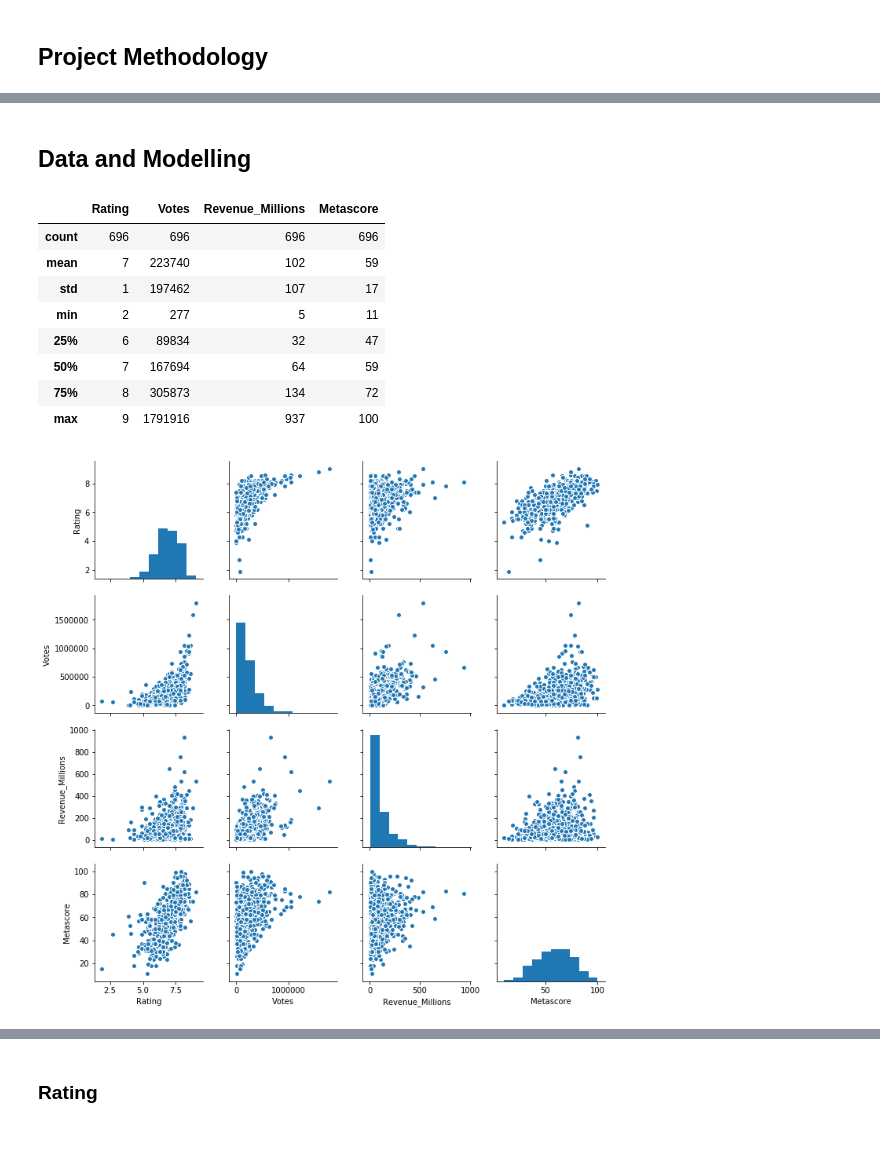
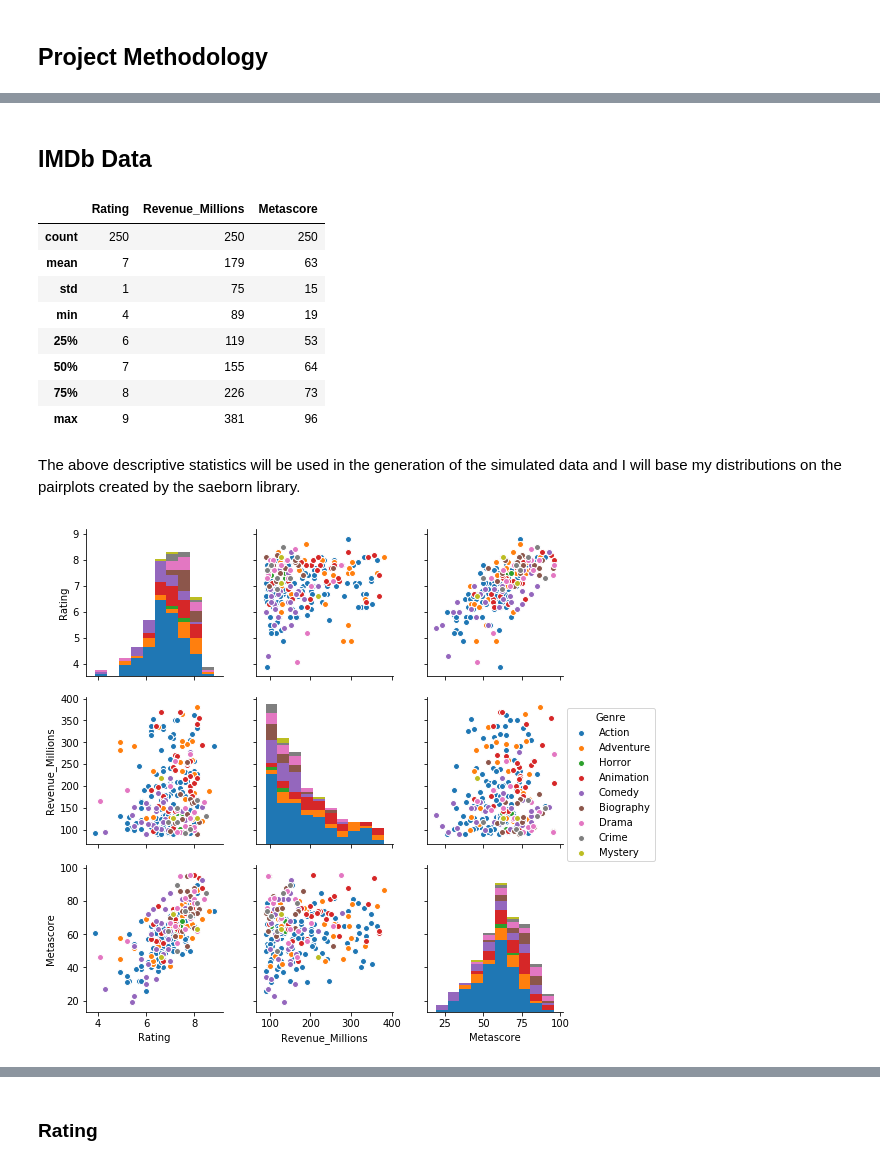
Before and after one commit to donalcarr/DC_Real-World-Simulation, a Jupyter notebook: Project 2018 - Simulation Movies.ipynb, the cells around one changed output, grey strips where cells are left out. Drawn from its saved outputs; the diff is of its cells as text; code cells hidden in the pictures; blank space fills up the shorter version.

Commit message:
added genre variable and added commentary to distributions

```diff
--- a/Project 2018 - Simulation Movies.ipynb
+++ b/Project 2018 - Simulation Movies.ipynb
@@ -69,5 +70,5 @@ but there does seem to be some correlation between total revenue and critical re
 # %% [markdown]
-## Data and Modelling
+## IMDb Data
 # %%
 %matplotlib inline
 # import pandas library; pandas is a library used for data analysis and creating data structures in Python
@@ -87,23 +88,27 @@ Movie;
 # %%
 # rename Revenue column
 Movie = Movie.rename(columns={'Revenue (Millions)':'Revenue_Millions'})
-moviedf = Movie.iloc[:,[8,9,10,11]]
+moviedf = Movie.iloc[:,[1,7,9,10,]]
 moviedf;
 # %%
 pa.set_option('display.float_format', lambda x: '%.0f' % x)
+## get descriptive statistics on the IMDb dataset
 moviedf.describe()
 # %% [output]
-|  | Rating | Votes | Revenue_Millions | Metascore |
-| count | 696 | 696 | 696 | 696 |
-| mean | 7 | 223740 | 102 | 59 |
-| std | 1 | 197462 | 107 | 17 |
-| min | 2 | 277 | 5 | 11 |
-| 25% | 6 | 89834 | 32 | 47 |
-| 50% | 7 | 167694 | 64 | 59 |
-| 75% | 8 | 305873 | 134 | 72 |
-| max | 9 | 1791916 | 937 | 100 |
+|  | Rating | Revenue_Millions | Metascore |
+| count | 250 | 250 | 250 |
+| mean | 7 | 179 | 63 |
+| std | 1 | 75 | 15 |
+| min | 4 | 89 | 19 |
+| 25% | 6 | 119 | 53 |
+| 50% | 7 | 155 | 64 |
+| 75% | 8 | 226 | 73 |
+| max | 9 | 381 | 96 |
+# %% [markdown]
+The above descriptive statistics will be used in the generation of the simulated data and I will base my distributions
+on the pairplots created by the saeborn library.
 # %%
 np.warnings.filterwarnings('ignore')
-g = sns.pairplot(moviedf)
+Simpplot = sns.pairplot(moviedf,hue="Genre")
 # %% [output]
-[figure, old version]
+[figure, new version]
```
Also changed, not shown: parts of 40 cells of this notebook.
